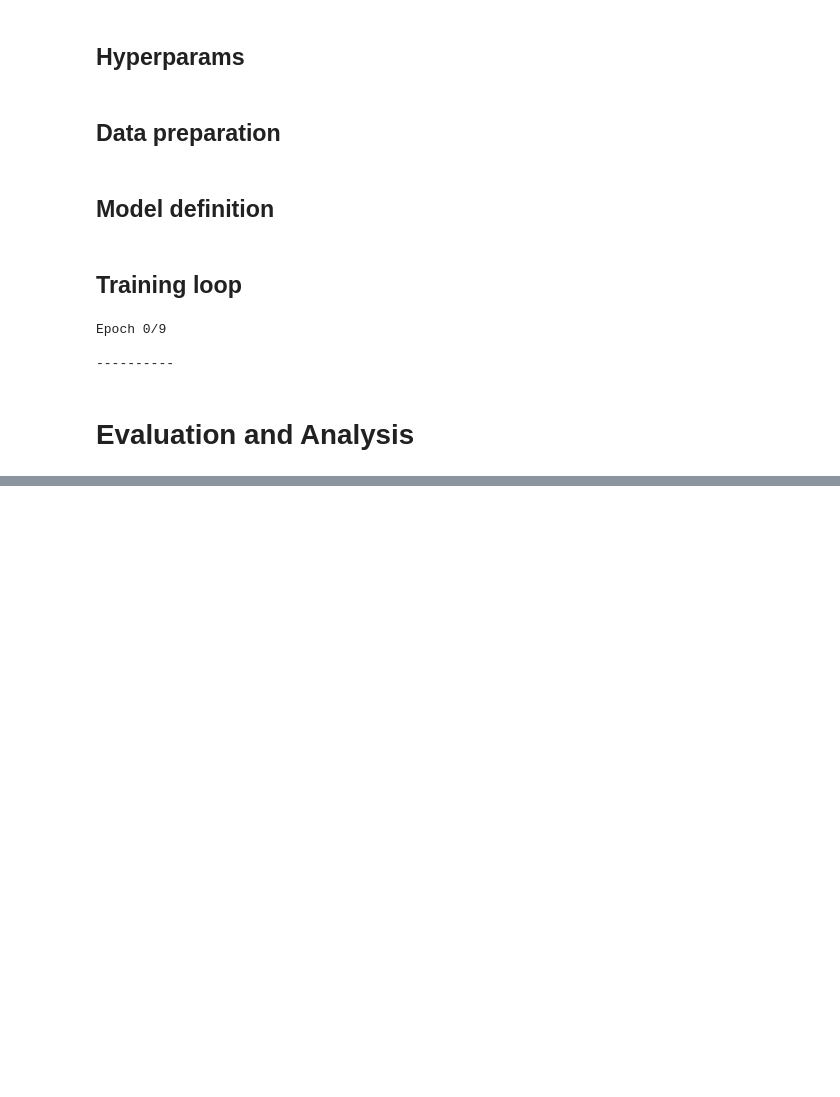
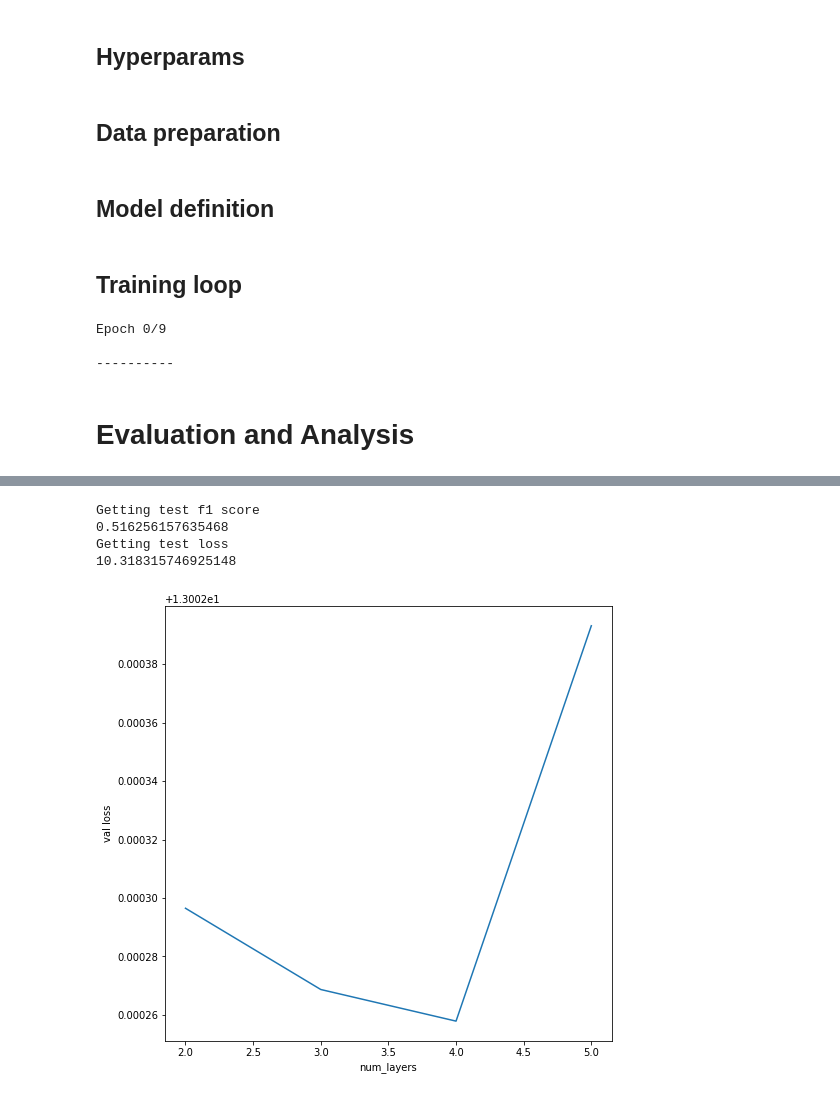
Before and after one commit to raghavjajodia/dyngraph_exps, a Jupyter notebook: staticgcn_edgereg.ipynb, the cells around one changed output, grey strips where cells are left out. Drawn from its saved outputs; the diff is of its cells as text; code cells hidden in the pictures; blank space fills up the shorter version.

```diff
--- a/staticgcn_edgereg.ipynb
+++ b/staticgcn_edgereg.ipynb
@@ -34,6 +35,7 @@ stpsize = 15
 n_epochs = 10
 out_path = '../btc_static/'
 self_loop = True
+data_path = '/scratch/rj1408/dynamic_nn/soc-sign-bitcoinotc.csv'
 # %%
 num_gpus = torch.cuda.device_count()
 if num_gpus > 0:
@@ -51,7 +53,7 @@ def removeSelfEdges(edgeList, colFrom, colTo):
 #Loading
 graphs = []
 
-data  = np.loadtxt('../soc-sign-bitcoinotc.csv', delimiter=',').astype(np.int64)
+data  = np.loadtxt(data_path, delimiter=',').astype(np.int64)
 data[:, 0:2] = data[:, 0:2] - data[:, 0:2].min()
 data = removeSelfEdges(data, 0, 1)
 num_nodes = data[:, 0:2].max() - data[:, 0:2].min() + 1
@@ -133,8 +135,10 @@ def evaluate_loss(model, criterion, device, valid_graphs):
     #validation phase
     with torch.set_grad_enabled(False):
         for val_graph in valid_graphs:
-            outputs = model(val_graph.ndata['feat'], val_graph)
+            feat = val_graph.ndata['feat'].to(device)
+            outputs = model(feat, val_graph)
             labels = val_graph.edata['feat']
+            labels = labels.to(device)
             outputs = outputs[val_graph.edata['diff']]
             labels = labels[val_graph.edata['diff']]
             num_samples += labels.shape[0]
@@ -318,7 +339,7 @@ def load_and_evaluate_f1(modelpath, device, data_path, self_loop):
 # %%
 #find best model
-allModelsDir = '../models/'
-data_path = '../soc-sign-bitcoinotc.csv'
+allModelsDir = '/scratch/rj1408/dynamic_nn/models/static_gcn/btcotc/'
+data_path = '/scratch/rj1408/dynamic_nn/soc-sign-bitcoinotc.csv'
 onlysubfolds = [f for f in listdir(allModelsDir) if not isfile(join(allModelsDir, f))]
 
 lossdict = {}
@@ -355,0 +386,27 @@ Getting test scores
+# %%
+basicmodel = os.path.join(allModelsDir, 'nodedim128',  'net_epoch_16.pth')
+
+#Get testmetrics
+print("Getting test f1 score")
+print(load_and_evaluate_f1(basicmodel, device, data_path, True))
+
+print("Getting test loss")
+print(load_and_evaluate_loss(basicmodel, device, data_path, True))
+# %% [output]
+Getting test f1 score
+0.516256157635468
+Getting test loss
+10.318315746925148
+# %%
+#plots for different hyperparameters
+#layers
+layersdic = {'def':2, '3layers':3, '4layers': 4, '5layers':5}
+xaxis = list(map(lambda kvp: kvp[1], layersdic.items()))
+yaxis = list(map(lambda kvp: lossdict[kvp[0]][0], layersdic.items()))
+plt.figure(figsize = (8,8))
+plt.plot(xaxis, yaxis)
+plt.xlabel('num_layers')
+plt.ylabel('val loss')
+plt.show()
+# %% [output]
+[figure, added]
```
Also changed, not shown: parts of 13 cells of this notebook.
